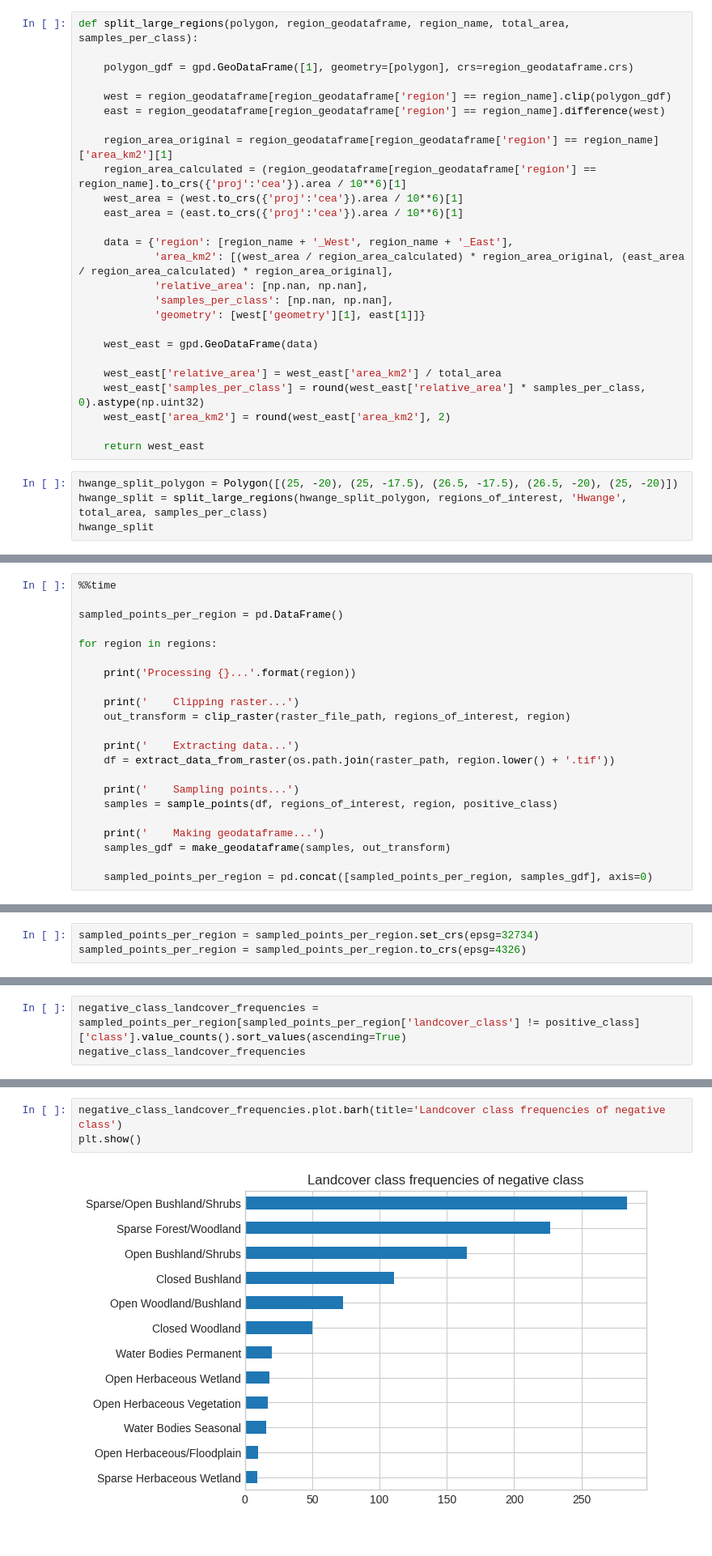
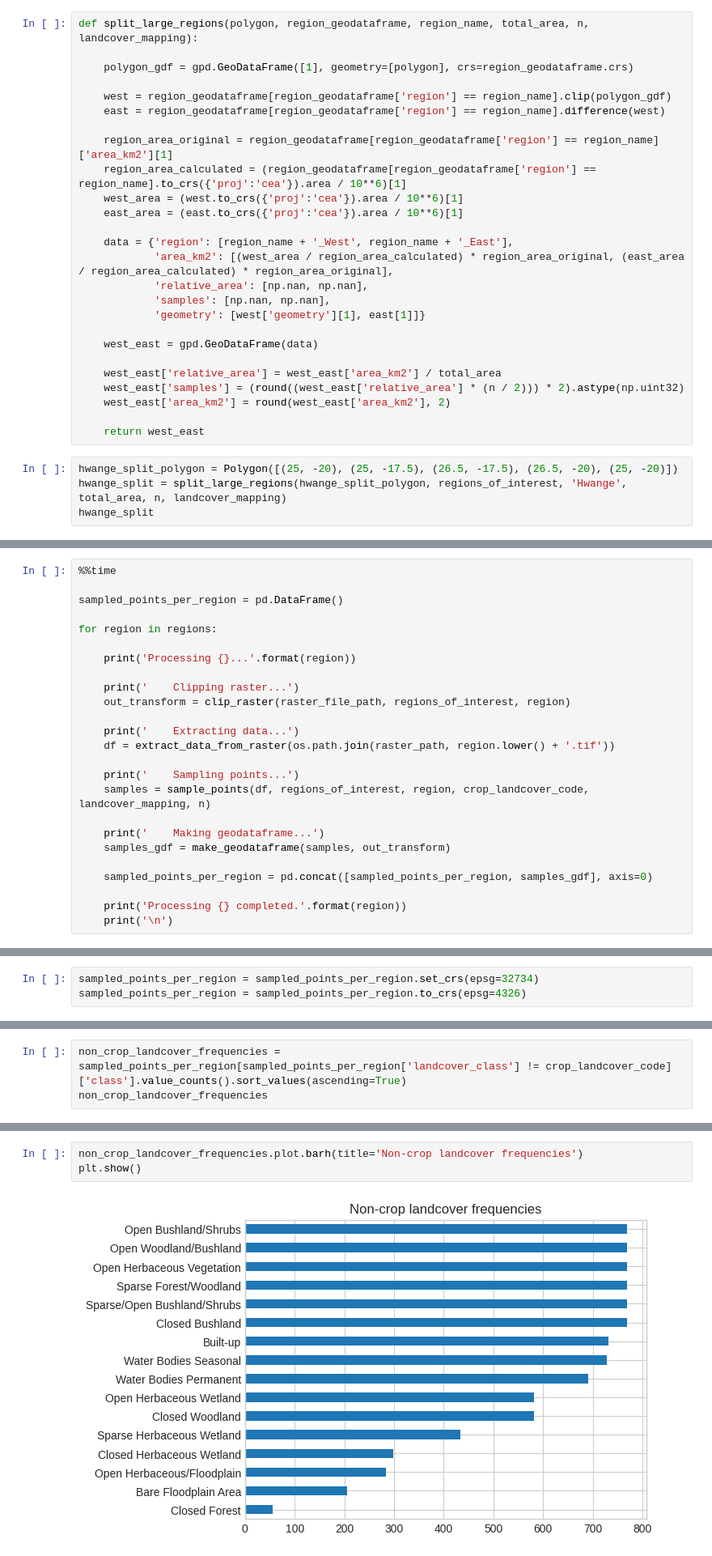
Before and after one commit to alexvmt/farm_plot_detection, a Jupyter notebook: sample_points_from_kaza_landcover_2020.ipynb, the cells around one changed output, grey strips where cells are left out. Shown at 81% size. Cells and saved outputs as stored; diff of their text form.

```diff
--- a/sample_points_from_kaza_landcover_2020.ipynb
+++ b/sample_points_from_kaza_landcover_2020.ipynb
@@ -100,7 +155,7 @@ regions_of_interest
 # %% [markdown]
 ### Split large regions
 # %%
-def split_large_regions(polygon, region_geodataframe, region_name, total_area, samples_per_class):
+def split_large_regions(polygon, region_geodataframe, region_name, total_area, n, landcover_mapping):
 
     polygon_gdf = gpd.GeoDataFrame([1], geometry=[polygon], crs=region_geodataframe.crs)
 
@@ -115,18 +170,18 @@ def split_large_regions(polygon, region_geodataframe, region_name, total_area, s
     data = {'region': [region_name + '_West', region_name + '_East'],
             'area_km2': [(west_area / region_area_calculated) * region_area_original, (east_area / region_area_calculated) * region_area_original],
             'relative_area': [np.nan, np.nan],
-            'samples_per_class': [np.nan, np.nan],
+            'samples': [np.nan, np.nan],
             'geometry': [west['geometry'][1], east[1]]}
 
     west_east = gpd.GeoDataFrame(data)
 
     west_east['relative_area'] = west_east['area_km2'] / total_area
-    west_east['samples_per_class'] = round(west_east['relative_area'] * samples_per_class, 0).astype(np.uint32)
+    west_east['samples'] = (round((west_east['relative_area'] * (n / 2))) * 2).astype(np.uint32)
     west_east['area_km2'] = round(west_east['area_km2'], 2)
 
     return west_east
 # %%
 hwange_split_polygon = Polygon([(25, -20), (25, -17.5), (26.5, -17.5), (26.5, -20), (25, -20)])
-hwange_split = split_large_regions(hwange_split_polygon, regions_of_interest, 'Hwange', total_area, samples_per_class)
+hwange_split = split_large_regions(hwange_split_polygon, regions_of_interest, 'Hwange', total_area, n, landcover_mapping)
 hwange_split
 # %% [output]
@@ -266,12 +319,15 @@ for region in regions:
     df = extract_data_from_raster(os.path.join(raster_path, region.lower() + '.tif'))
 
     print('    Sampling points...')
-    samples = sample_points(df, regions_of_interest, region, positive_class)
+    samples = sample_points(df, regions_of_interest, region, crop_landcover_code, landcover_mapping, n)
 
     print('    Making geodataframe...')
     samples_gdf = make_geodataframe(samples, out_transform)
 
     sampled_points_per_region = pd.concat([sampled_points_per_region, samples_gdf], axis=0)
+
+    print('Processing {} completed.'.format(region))
+    print('\n')
 # %% [output]
 Processing Binga...
     Clipping raster...
@@ -376,4 +481,4 @@ sampled_points_per_region
 # %%
-negative_class_landcover_frequencies = sampled_points_per_region[sampled_points_per_region['landcover_class'] != positive_class]['class'].value_counts().sort_values(ascending=True)
-negative_class_landcover_frequencies
+non_crop_landcover_frequencies = sampled_points_per_region[sampled_points_per_region['landcover_class'] != crop_landcover_code]['class'].value_counts().sort_values(ascending=True)
+non_crop_landcover_frequencies
 # %% [output]
@@ -392,7 +501,7 @@ Sparse/Open Bushland/Shrubs    284
 Name: class, dtype: int64
 # %%
-negative_class_landcover_frequencies.plot.barh(title='Landcover class frequencies of negative class')
+non_crop_landcover_frequencies.plot.barh(title='Non-crop landcover frequencies')
 plt.show()
 # %% [output]
-[figure, old version]
+[figure, new version]
 # %%
```
Also changed, not shown: parts of 35 cells of this notebook.
